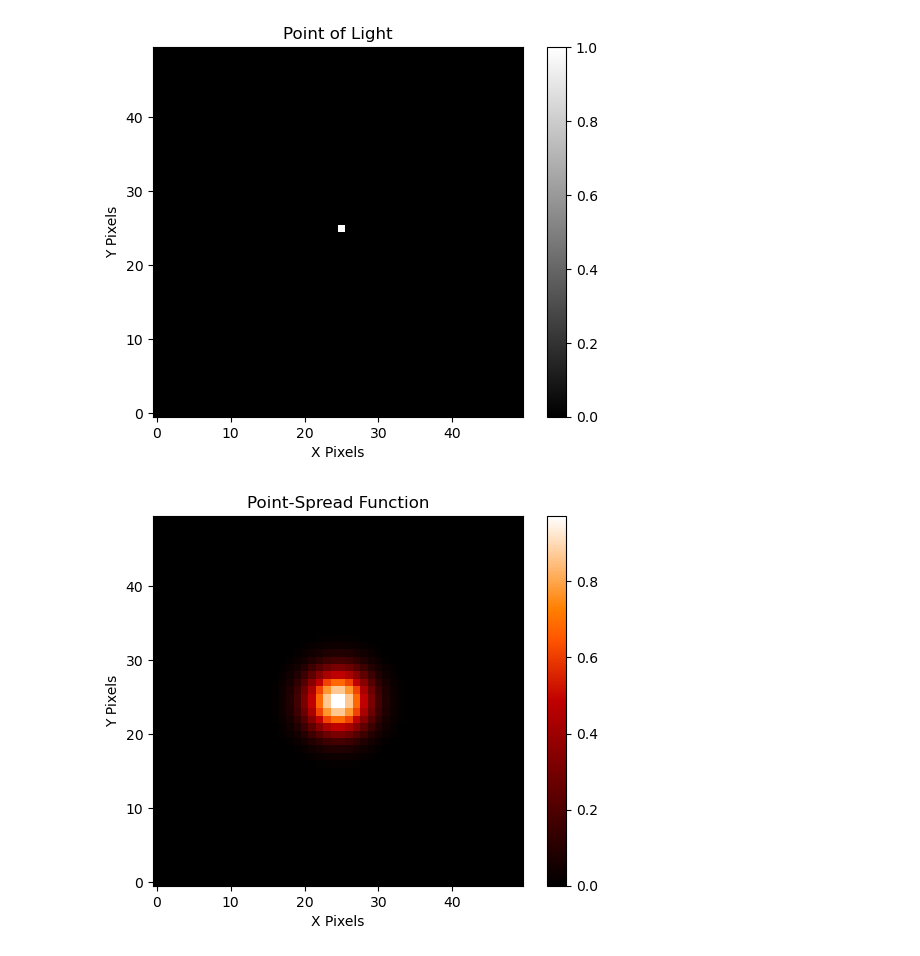
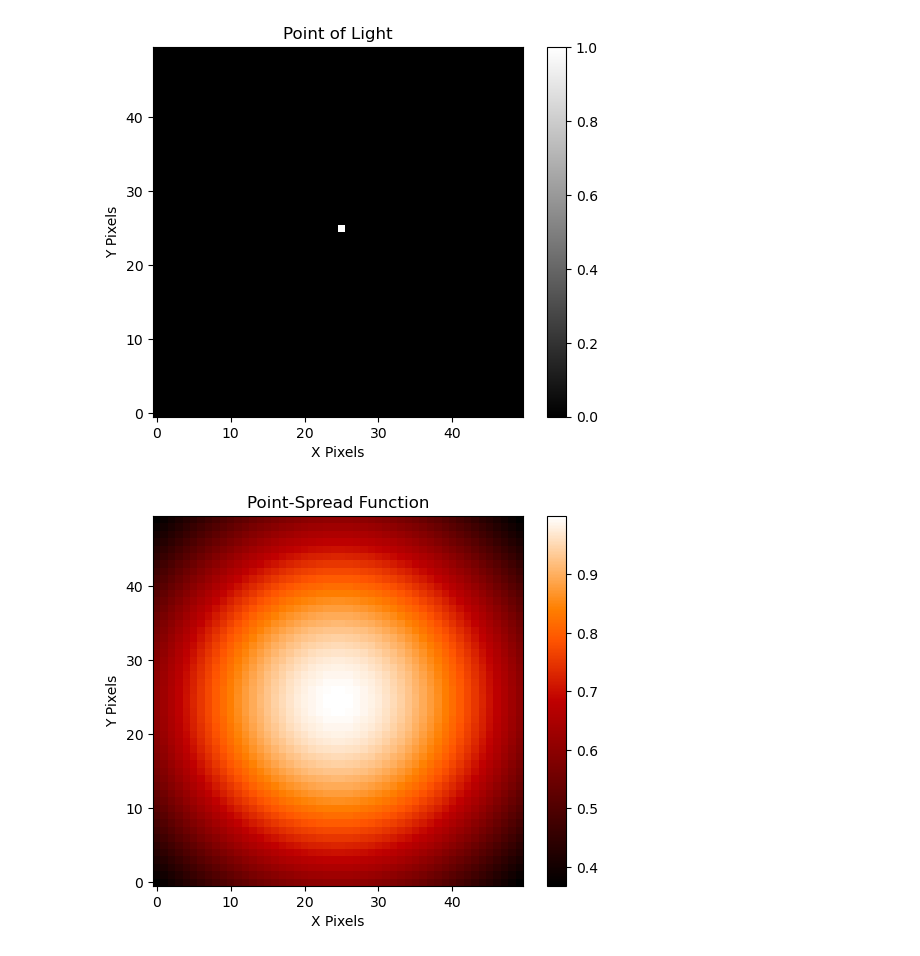
Before and after one commit to DeaconTCarreon/deacon_decal, a Jupyter notebook: homework10/homework10.ipynb, the cells around one changed output. Saved outputs shown, nothing was run; the diff lists cells and outputs as text; code cells hidden in the pictures.

```diff
--- a/homework10/homework10.ipynb
+++ b/homework10/homework10.ipynb
@@ -152,19 +154,18 @@ plt.show()
 # %%
 def PSF(x, y, A, sigma, x0, y0):
     return A * np.exp(-((x-x0)**2 / (2*sigma**2)) - ((y-y0)**2/ (2*sigma**2)))
-    #return A*np.e**(-1*(((x-x0)**2)+((y-y0)**2))/(2*(sig**2)))
 
-p = PSF(x_new, y_new, 1, 3, 25, 25)
+p = PSF(x_new, y_new, 1, 25, 25, 25)
 
 plt.figure()
 plt.imshow(p, cmap='gist_heat', origin='lower')
 plt.xlabel('X Pixels')
 plt.ylabel('Y Pixels')
 plt.title('Point-Spread Function')
 plt.colorbar()
 plt.show()
 # %% [output]
-[figure, old version]
+[figure, new version]
 # %%
 fig, (axe1, axe2) = plt.subplots(1,2, figsize=(12,6))
 
```
Also changed, not shown: parts of 5 cells of this notebook.
